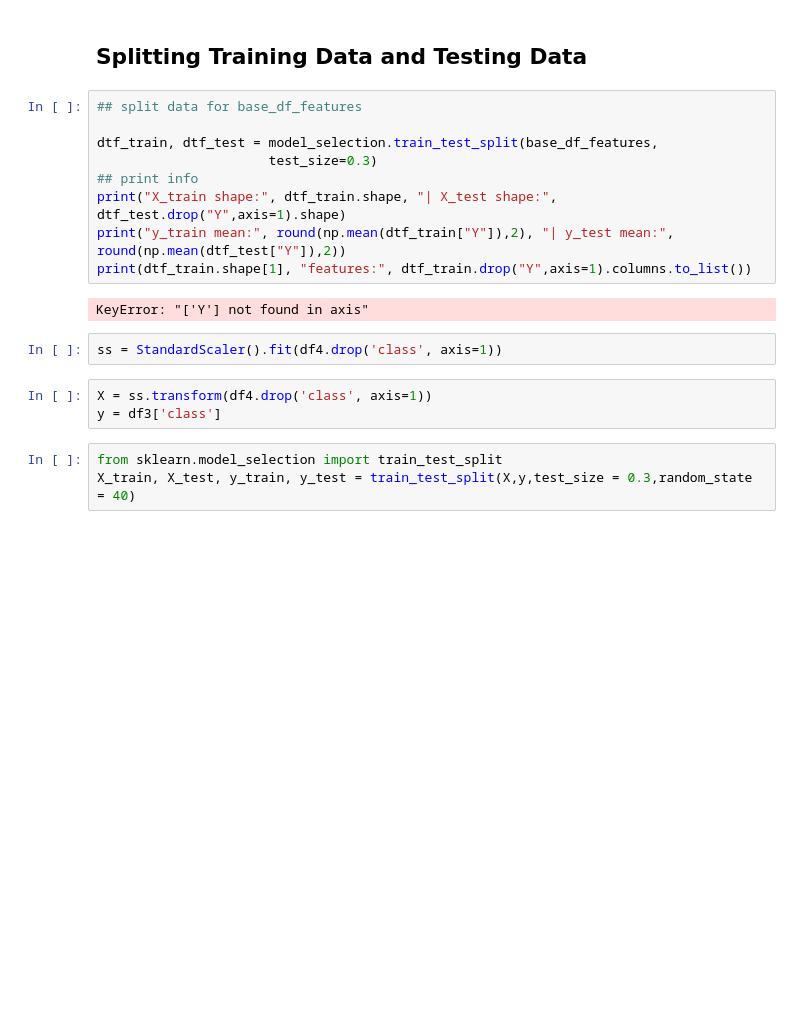
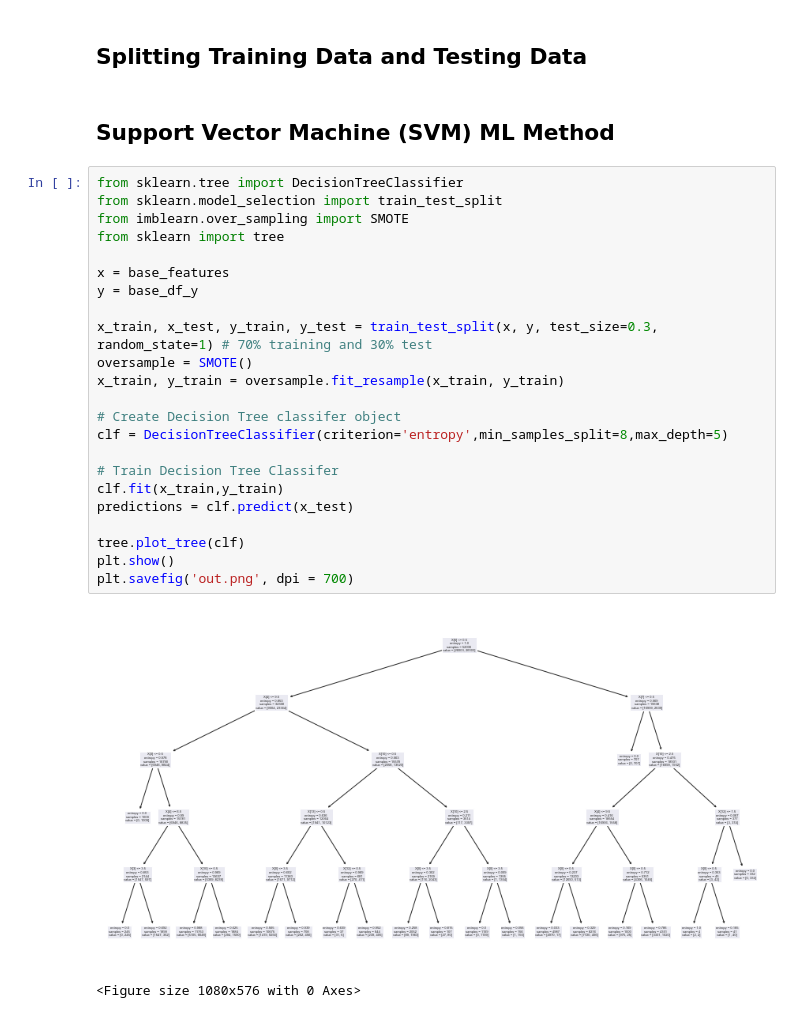
Before and after one commit to plasticfruittree/SciComp_Project, a Jupyter notebook: main.ipynb, the cells around one changed output. Cells and saved outputs as stored; diff of their text form; blank space fills up the shorter version.

```diff
--- a/main.ipynb
+++ b/main.ipynb
@@ -286,22 +286,31 @@ type_II_y = encode_type_II['class']
 type_III_y = encode_type_III['class']
 # %% [markdown]
 ## Splitting Training Data and Testing Data
-# %%
-## split data for base_df_features
-
-dtf_train, dtf_test = model_selection.train_test_split(base_df_features,
-                      test_size=0.3)
-## print info
-print("X_train shape:", dtf_train.shape, "| X_test shape:", dtf_test.drop("Y",axis=1).shape)
-print("y_train mean:", round(np.mean(dtf_train["Y"]),2), "| y_test mean:", round(np.mean(dtf_test["Y"]),2))
-print(dtf_train.shape[1], "features:", dtf_train.drop("Y",axis=1).columns.to_list())
-# %% [output]
-KeyError: "['Y'] not found in axis"
-# %%
-ss = StandardScaler().fit(df4.drop('class', axis=1))
-# %%
-X = ss.transform(df4.drop('class', axis=1))
-y = df3['class']
-# %%
-from sklearn.model_selection import train_test_split
-X_train, X_test, y_train, y_test = train_test_split(X,y,test_size = 0.3,random_state = 40)
+# %% [markdown]
+## Support Vector Machine (SVM) ML Method
+# %%
+from sklearn.tree import DecisionTreeClassifier
+from sklearn.model_selection import train_test_split
+from imblearn.over_sampling import SMOTE
+from sklearn import tree
+
+x = base_features
+y = base_df_y
+
+x_train, x_test, y_train, y_test = train_test_split(x, y, test_size=0.3, random_state=1) # 70% training and 30% test
+oversample = SMOTE()
+x_train, y_train = oversample.fit_resample(x_train, y_train)
+
+# Create Decision Tree classifer object
+clf = DecisionTreeClassifier(criterion='entropy',min_samples_split=8,max_depth=5)
+
+# Train Decision Tree Classifer
+clf.fit(x_train,y_train)
+predictions = clf.predict(x_test)
+
+tree.plot_tree(clf)
+plt.show()
+plt.savefig('out.png', dpi = 700)
+# %% [output]
+[figure, added]
+<Figure size 1080x576 with 0 Axes>
```
Also changed, not shown: parts of 1 cell of this notebook, 2 other files.
